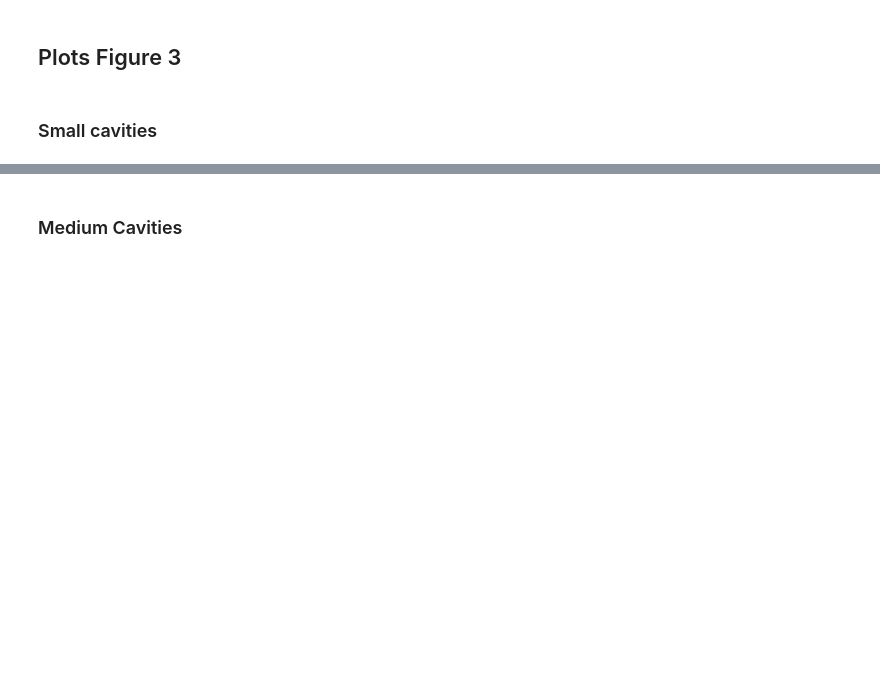
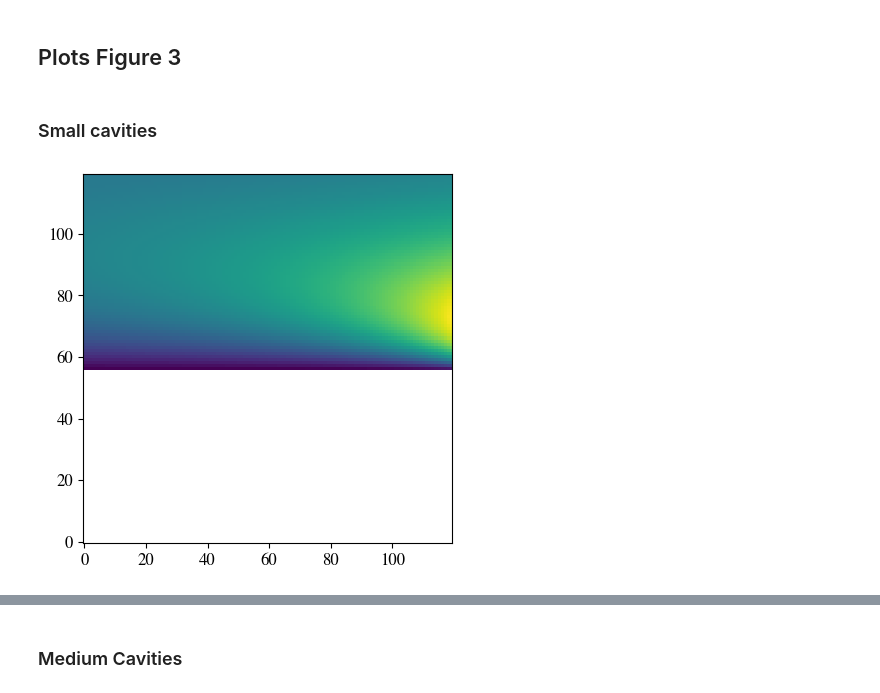
Before and after one commit to lsaddier/Low-Dimensionnal-Model-2025, a Jupyter notebook: Figure3.ipynb, the cells around one changed output, grey strips where cells are left out. Drawn from its saved outputs; the diff is of its cells as text; code cells hidden in the pictures; blank space fills up the shorter version.

```diff
--- a/Figure3.ipynb
+++ b/Figure3.ipynb
@@ -267,4 +281,9 @@ def plot_column():
 ## Plots Figure 3
 # %% [markdown]
 ### Small cavities
+# %%
+plt.imshow(melt_c)
+plt.gca().invert_yaxis()
+# %% [output]
+[figure, added]
 # %%
```
Also changed, not shown: parts of 6 cells of this notebook, 7 other files.
